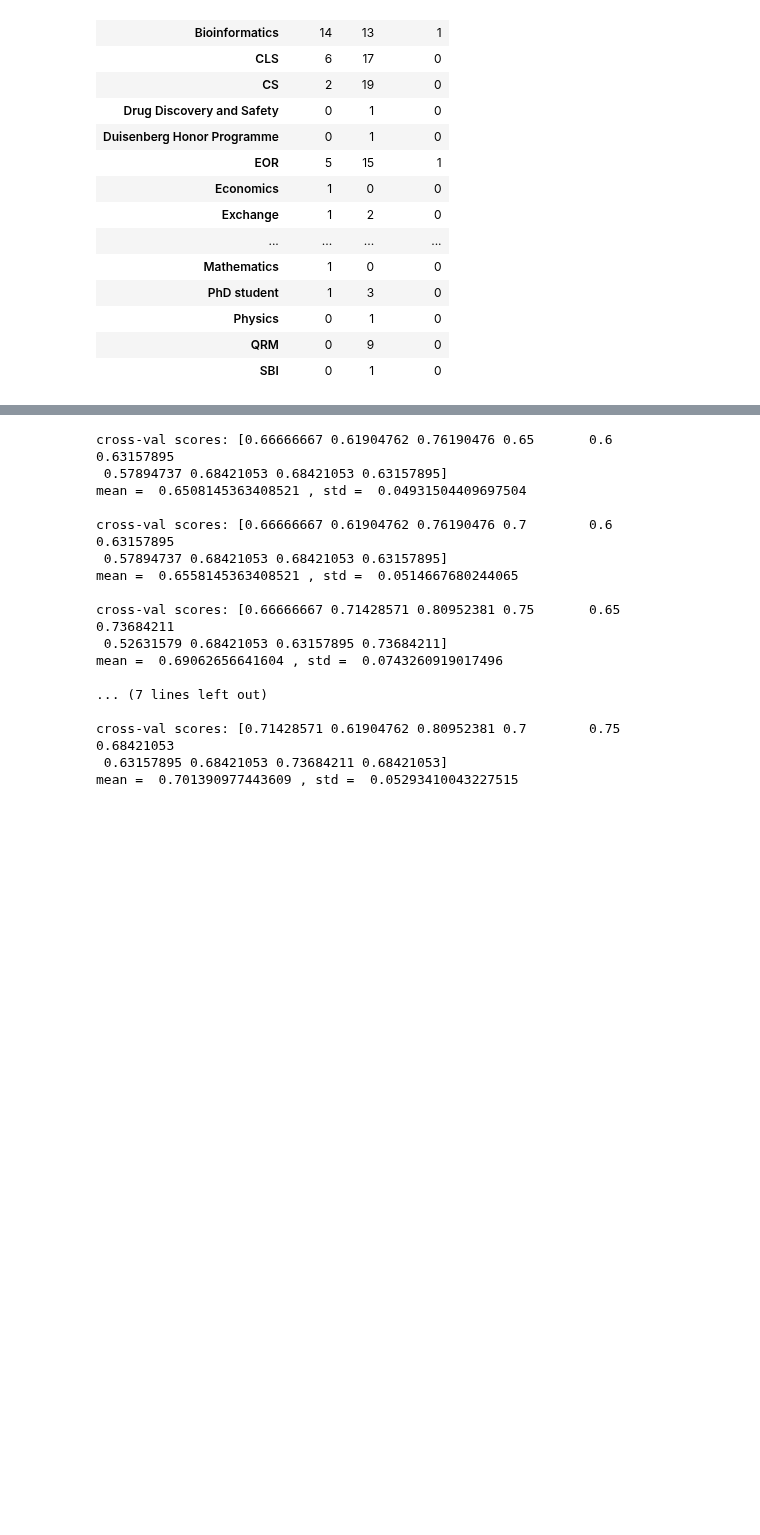
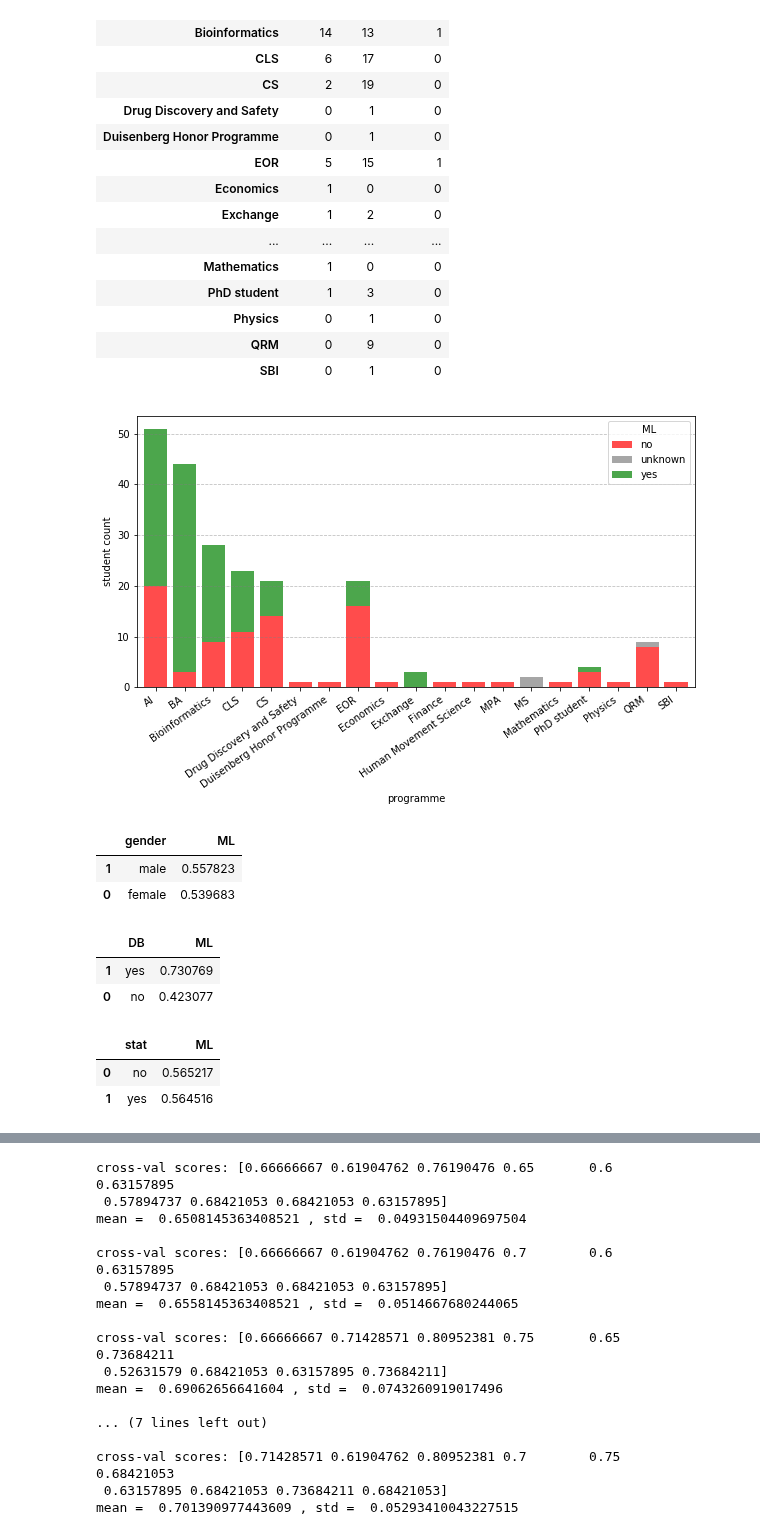
Before and after one commit to FionaLippert/DataMining, a Jupyter notebook: data_plotting.ipynb, the cells around one changed output, grey strips where cells are left out. Cells and saved outputs as stored; diff of their text form; code cells hidden in the pictures; blank space fills up the shorter version.

Commit message:
more plots

```diff
--- a/data_plotting.ipynb
+++ b/data_plotting.ipynb
@@ -155,3 +163,44 @@ programme_gender_ct
 | Physics | 0 | 1 | 0 |
 | QRM | 0 | 9 | 0 |
 | SBI | 0 | 1 | 0 |
+# %%
+programme_ML_ct = pd.crosstab(db.programme.replace(missing_data, np.nan), db.ML.replace(missing_data, 'unknown'))
+
+cmap = matplotlib.colors.ListedColormap(["red","gray","green"], name='from_list', N=None)
+ax = programme_ML_ct.dropna().plot(kind='bar', width=0.8, stacked=True, cmap=cmap, alpha=0.7, figsize=(10,5))
+ax.grid(color='gray', linestyle='--', axis='y', alpha=0.5)
+ax.set_ylabel('student count')
+plt.xticks(ax.get_xticks(), rotation=35, ha='right')
+plt.show()
+# %% [output]
+[figure, added]
+# %%
+gender_ML_corr = pd.DataFrame(db[['gender','ML']].replace(missing_data, np.nan).dropna(), columns=['gender','ML'])
+gender_ML_corr['ML'].replace('yes',1,inplace=True)
+gender_ML_corr['ML'].replace('no',0,inplace=True)
+
+gender_ML_corr.groupby(['gender'], as_index=False).mean().sort_values(by='ML',ascending=False)
+# %% [output]
+|  | gender | ML |
+| 1 | male | 0.557823 |
+| 0 | female | 0.539683 |
+# %%
+DB_ML_corr = pd.DataFrame(db[['DB','ML']].replace(missing_data, np.nan).dropna(), columns=['DB','ML'])
+DB_ML_corr['ML'].replace('yes',1,inplace=True)
+DB_ML_corr['ML'].replace('no',0,inplace=True)
+
+DB_ML_corr.groupby(['DB'], as_index=False).mean().sort_values(by='ML',ascending=False)
+# %% [output]
+|  | DB | ML |
+| 1 | yes | 0.730769 |
+| 0 | no | 0.423077 |
+# %%
+stat_ML_corr = pd.DataFrame(db[['stat','ML']].replace(missing_data, np.nan).dropna(), columns=['stat','ML'])
+stat_ML_corr['ML'].replace('yes',1,inplace=True)
+stat_ML_corr['ML'].replace('no',0,inplace=True)
+
+stat_ML_corr.groupby(['stat'], as_index=False).mean().sort_values(by='ML',ascending=False)
+# %% [output]
+|  | stat | ML |
+| 0 | no | 0.565217 |
+| 1 | yes | 0.564516 |
```
Also changed, not shown: parts of 6 cells of this notebook.
